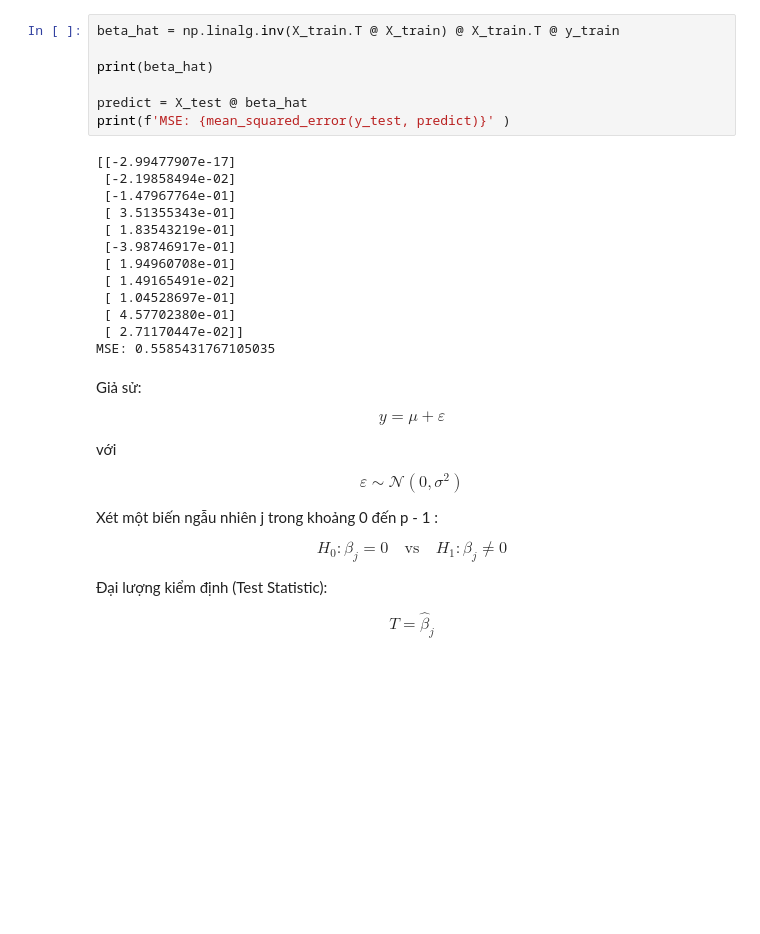
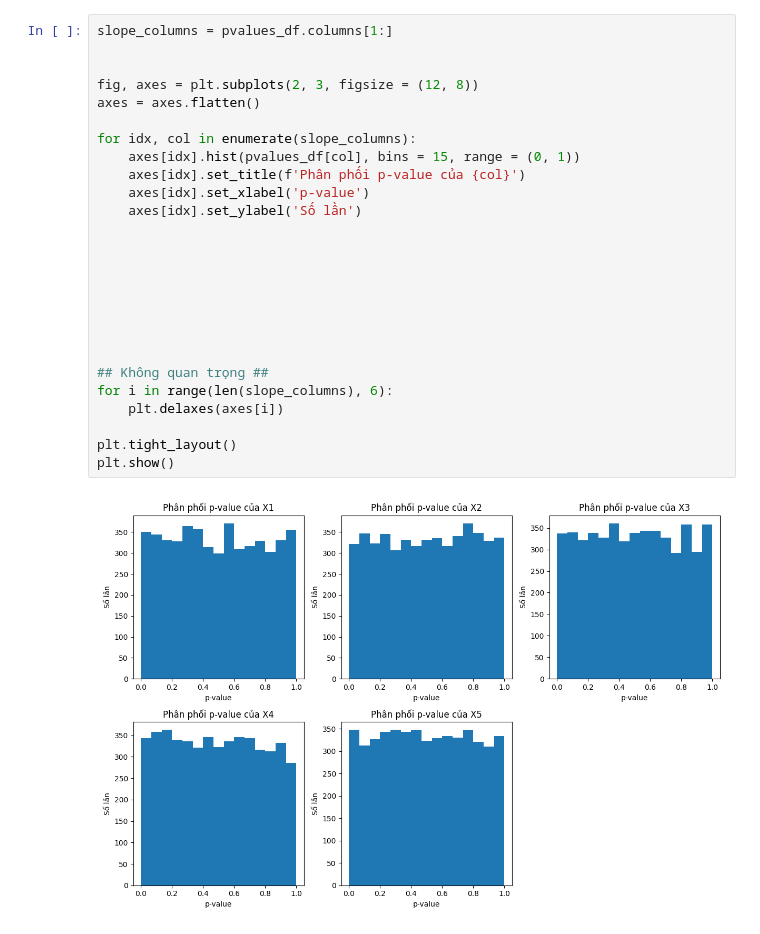
Before and after one commit to badaycona/TryBotasaurus, a Jupyter notebook: Lopthayduy/linear_regression.ipynb, the cells around one changed output. Cells and saved outputs as stored; diff of their text form; blank space fills up the shorter version.

```diff
--- a/Lopthayduy/linear_regression.ipynb
+++ b/Lopthayduy/linear_regression.ipynb
@@ -30,44 +67,28 @@ y_test = scaler_y.transform(y_test.reshape(-1, 1))
 # %%
-beta_hat = np.linalg.inv(X_train.T @ X_train) @ X_train.T @ y_train
+slope_columns = pvalues_df.columns[1:]
 
-print(beta_hat)
 
-predict = X_test @ beta_hat
-print(f'MSE: {mean_squared_error(y_test, predict)}' )
+fig, axes = plt.subplots(2, 3, figsize = (12, 8))
+axes = axes.flatten()
+
+for idx, col in enumerate(slope_columns):
+    axes[idx].hist(pvalues_df[col], bins = 15, range = (0, 1))
+    axes[idx].set_title(f'Phân phối p-value của {col}')
+    axes[idx].set_xlabel('p-value')
+    axes[idx].set_ylabel('Số lần')
+
+
+
+
+
+
+
+
+## Không quan trọng ##
+for i in range(len(slope_columns), 6):
+    plt.delaxes(axes[i])
+
+plt.tight_layout()
+plt.show()
 # %% [output]
-[[-2.99477907e-17]
- [-2.19858494e-02]
- [-1.47967764e-01]
- [ 3.51355343e-01]
- [ 1.83543219e-01]
- [-3.98746917e-01]
- [ 1.94960708e-01]
- [ 1.49165491e-02]
- [ 1.04528697e-01]
- [ 4.57702380e-01]
- [ 2.71170447e-02]]
-MSE: 0.5585431767105035
+[figure, added]
-# %% [markdown]
-Giả sử:
-
-$$
-y = \mu + \varepsilon
-$$
-
-với
-
-$$
-\varepsilon \sim \mathcal{N}(0, \sigma^2)
-$$
-
-Xét một biến ngẫu nhiên  j  trong khoảng  0  đến  p - 1 :
-
-$$
-H_0: \beta_j = 0 \quad \text{vs} \quad H_1: \beta_j \neq 0
-$$
-
-Đại lượng kiểm định (Test Statistic):
-
-$$
-T = \hat{\beta}_j
-$$
```
Also changed, not shown: parts of 3 cells of this notebook, 2 other files.
